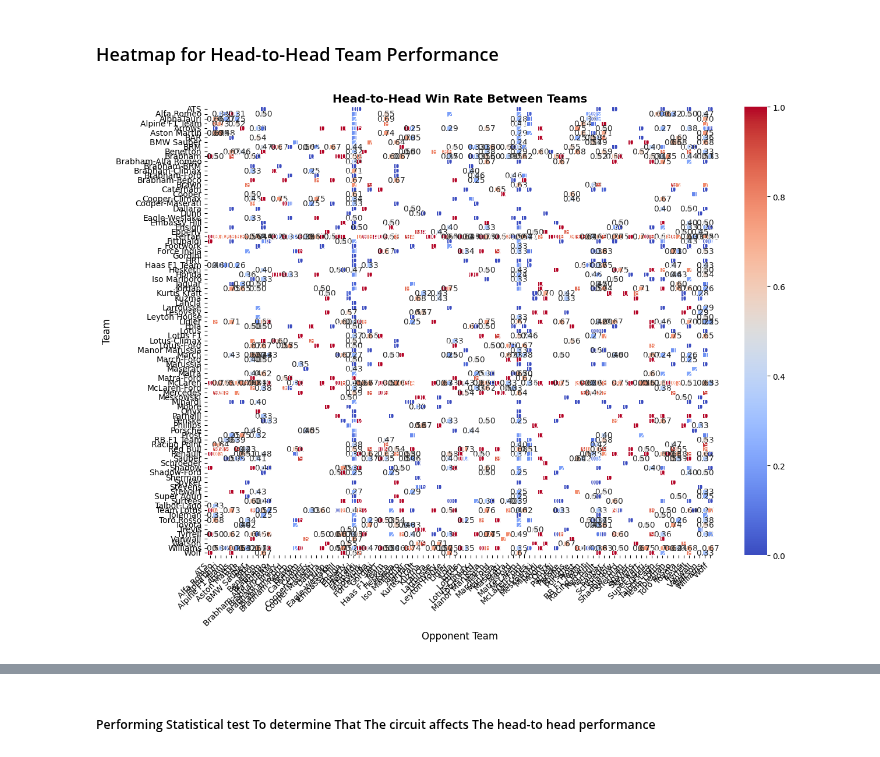
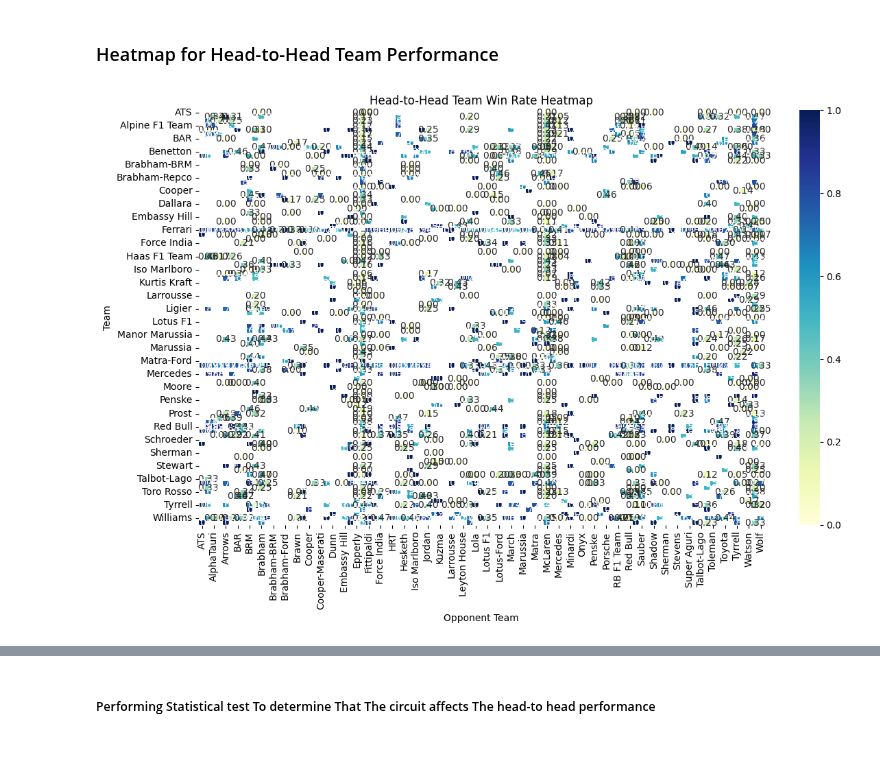
Before and after one commit to yesh-045/Data_Premier_League, a Jupyter notebook: src/models/team_performance_comparsion/model.ipynb, the cells around one changed output, grey strips where cells are left out. Saved outputs shown, nothing was run; the diff lists cells and outputs as text; code cells hidden in the pictures.

```diff
--- a/src/models/team_performance_comparsion/model.ipynb
+++ b/src/models/team_performance_comparsion/model.ipynb
@@ -88,30 +90,17 @@ Circuit-Based Team Performance:
 | 4 | Alfa Romeo | Autodromo Internazionale del Mugello | Mugello | 11 | 3 | 8 | ... |
 # %% [markdown]
 ### Heatmap for Head-to-Head Team Performance
-# %%
-import seaborn as sns
-import matplotlib.pyplot as plt
-
-# Ensure constructor names are strings
-team_performance["constructorName"] = team_performance["constructorName"].astype(str)
-team_performance["constructorName_opponent"] = team_performance["constructorName_opponent"].astype(str)
-
-# Pivot table for heatmap
-heatmap_data = team_performance.pivot(index="constructorName", columns="constructorName_opponent", values="win_rate_against")
-
-# Plot heatmap
-plt.figure(figsize=(14, 10))  # Make it larger for better visibility
-ax = sns.heatmap(heatmap_data, annot=True, cmap="coolwarm", linewidths=0.5, fmt=".2f",
-                 xticklabels=True, yticklabels=True)
-
-# Improve readability
-plt.xticks(rotation=45, ha="right", fontsize=10)
-plt.yticks(rotation=0, fontsize=10)
-plt.title("Head-to-Head Win Rate Between Teams", fontsize=14, fontweight="bold")
-plt.xlabel("Opponent Team", fontsize=12)
-plt.ylabel("Team", fontsize=12)
-
-# Show the heatmap
-plt.show()
-# %% [output]
-[figure, removed]
+# %%
+heatmap_data = team_performance.pivot(index="constructorName",
+                                        columns="constructorName_opponent",
+                                        values="win_rate_against")
+
+plt.figure(figsize=(12, 8))
+sns.heatmap(heatmap_data, annot=True, fmt=".2f", cmap="YlGnBu")
+plt.title("Head-to-Head Team Win Rate Heatmap")
+plt.xlabel("Opponent Team")
+plt.ylabel("Team")
+plt.tight_layout()
+plt.show()
+# %% [output]
+[figure, added]
```
Also changed, not shown: parts of 5 cells of this notebook.
